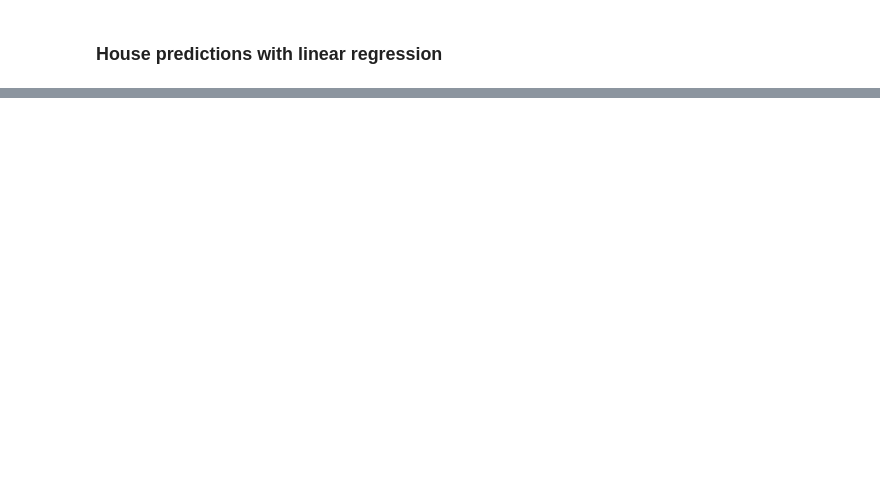
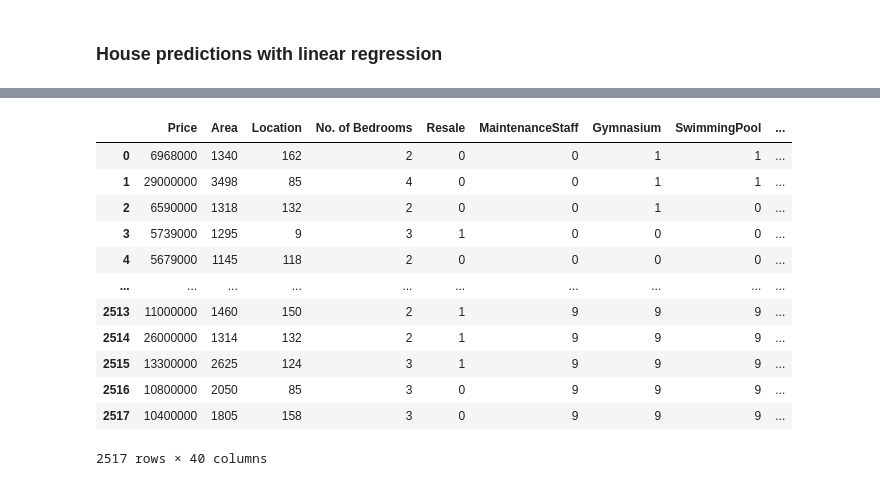
Before and after one commit to nata11/icm-csdi-ml-dl-course, a Jupyter notebook: session03/03-House_price_predictions_Extended.ipynb, the cells around one changed output, grey strips where cells are left out. Drawn from its saved outputs; the diff is of its cells as text; code cells hidden in the pictures; blank space fills up the shorter version.

```diff
--- a/session03/03-House_price_predictions_Extended.ipynb
+++ b/session03/03-House_price_predictions_Extended.ipynb
@@ -25,3 +67,18 @@ data
 # %%
-#data = data[data["Price"] != data["Price"].max()]
-#data
+# Remove the outlier row (maximum value in this case for Price). May help in modelling.
+data = data[data["Price"] != data["Price"].max()]
+data
+# %% [output]
+|  | Price | Area | Location | No. of Bedrooms | Resale | MaintenanceStaff | Gymnasium | SwimmingPool | ... |
+| 0 | 6968000 | 1340 | 162 | 2 | 0 | 0 | 1 | 1 | ... |
+| 1 | 29000000 | 3498 | 85 | 4 | 0 | 0 | 1 | 1 | ... |
+| 2 | 6590000 | 1318 | 132 | 2 | 0 | 0 | 1 | 0 | ... |
+| 3 | 5739000 | 1295 | 9 | 3 | 1 | 0 | 0 | 0 | ... |
+| 4 | 5679000 | 1145 | 118 | 2 | 0 | 0 | 0 | 0 | ... |
+| ... | ... | ... | ... | ... | ... | ... | ... | ... | ... |
+| 2513 | 11000000 | 1460 | 150 | 2 | 1 | 9 | 9 | 9 | ... |
+| 2514 | 26000000 | 1314 | 132 | 2 | 1 | 9 | 9 | 9 | ... |
+| 2515 | 13300000 | 2625 | 124 | 3 | 1 | 9 | 9 | 9 | ... |
+| 2516 | 10800000 | 2050 | 85 | 3 | 0 | 9 | 9 | 9 | ... |
+| 2517 | 10400000 | 1805 | 158 | 3 | 0 | 9 | 9 | 9 | ... |
+2517 rows × 40 columns
```
Also changed, not shown: parts of 34 cells of this notebook, 1 other file.
